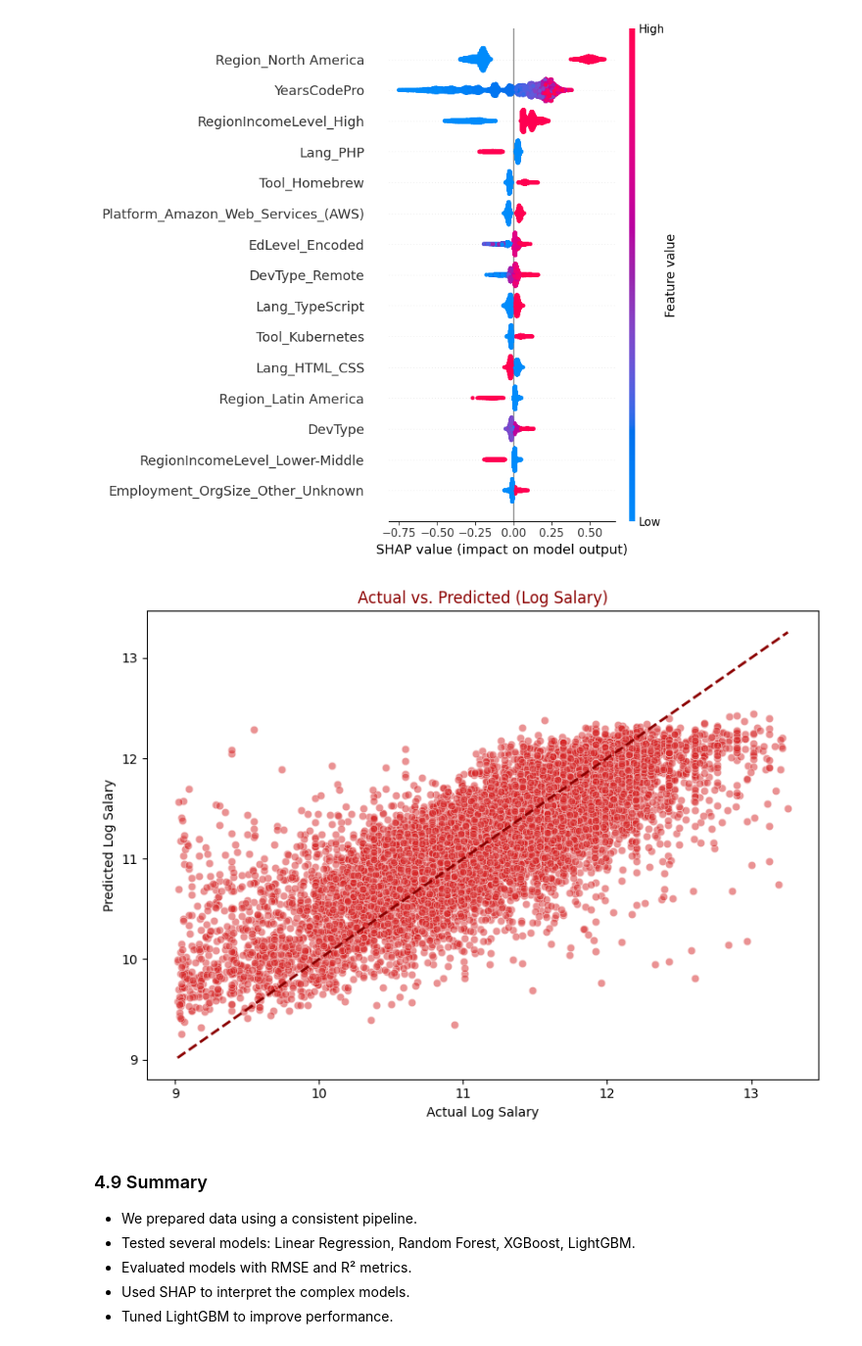
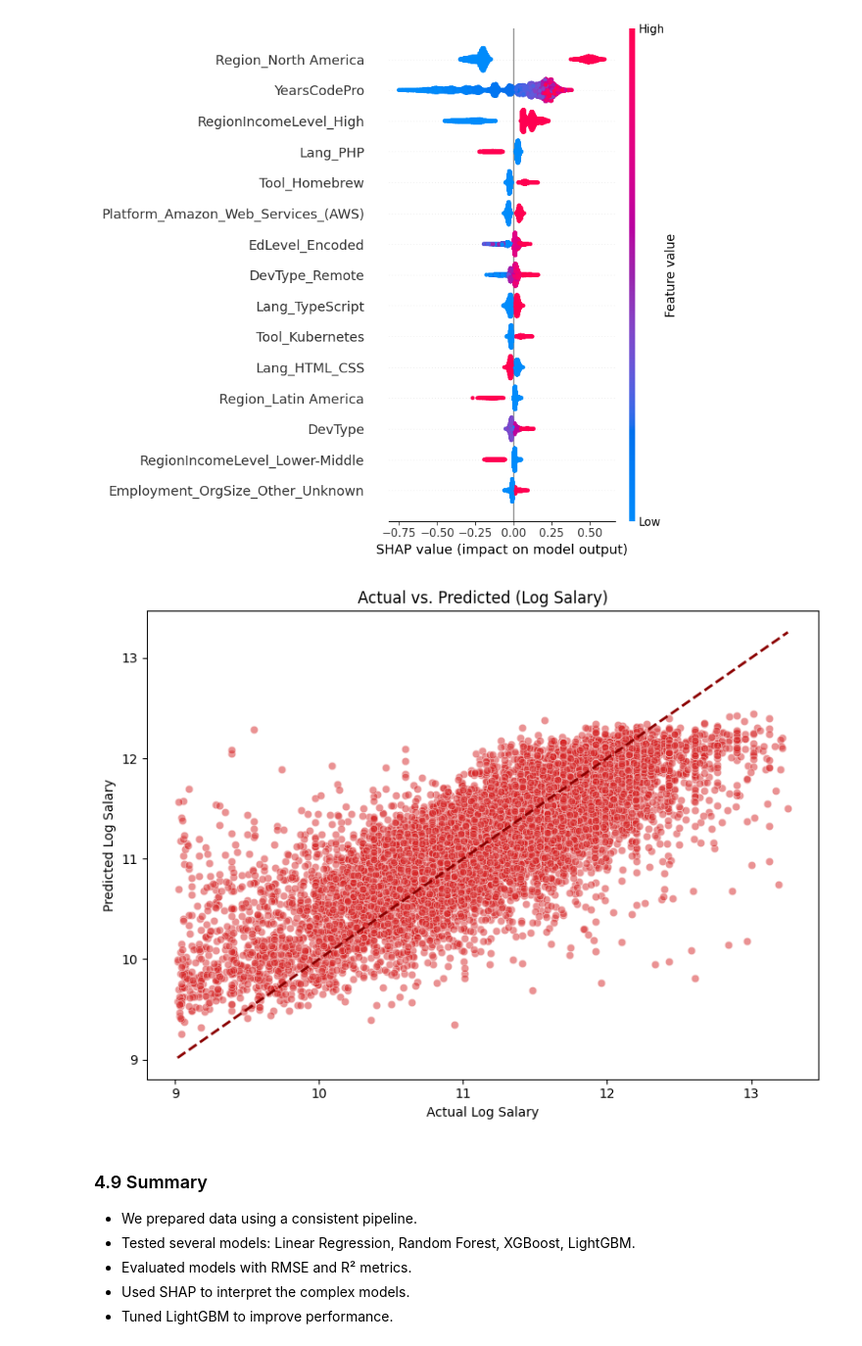
Before and after one commit to Owiti-Charles/Developers-Salary-Predictor, a Jupyter notebook: notebook_final.ipynb, the cells around one changed output. Shown at 98% size. Cells and saved outputs as stored; diff of their text form; code cells hidden in the pictures.

```diff
--- a/notebook_final.ipynb
+++ b/notebook_final.ipynb
@@ -2206,29 +2216,29 @@ shap.summary_plot(shap_values, X_test_transformed, feature_names=feature_names,
 # %%
 # Predict again if needed
 y_pred = best_model.predict(X_test)
 
 # Plot actual vs predicted
 plt.figure(figsize=(8, 6))
 
 # Red-toned scatter plot
 sns.scatterplot(x=y_test, y=y_pred, alpha=0.5, color="#d62728")  # deep red
 
 # Diagonal reference line in dark red
 plt.plot(
     [y_test.min(), y_test.max()],
     [y_test.min(), y_test.max()],
     '--',
     color='#8B0000',  # darker red
     linewidth=2
 )
 
 plt.xlabel("Actual Log Salary")
 plt.ylabel("Predicted Log Salary")
-plt.title("Actual vs. Predicted (Log Salary)", color='#8B0000')  # Optional: red title
+plt.title("Actual vs. Predicted (Log Salary)")
 plt.tight_layout()
 plt.show()
 # %% [output]
-[figure, old version]
+[figure, new version]
 # %% [markdown]
 ### 4.9 Summary
 
```
Also changed, not shown: parts of 4 cells of this notebook.
